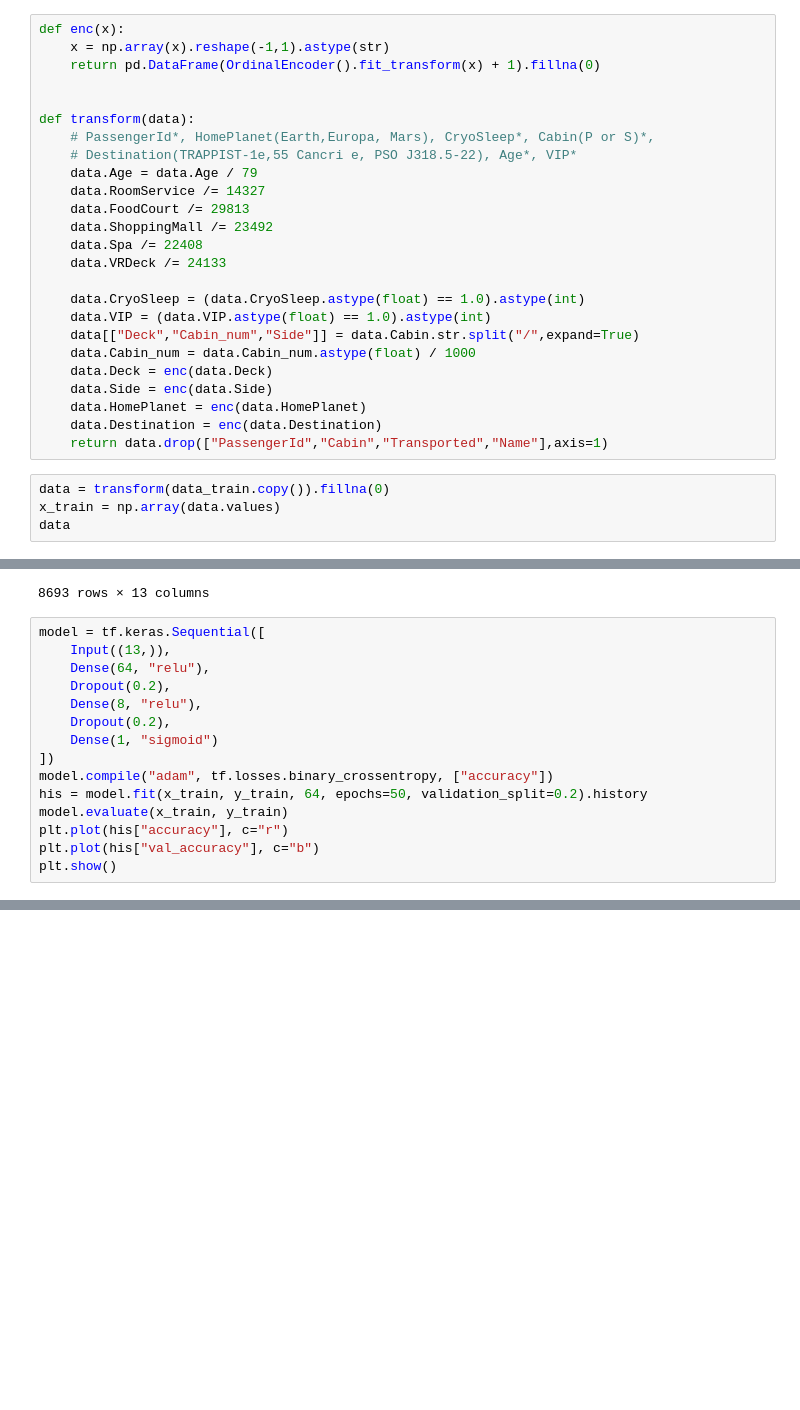
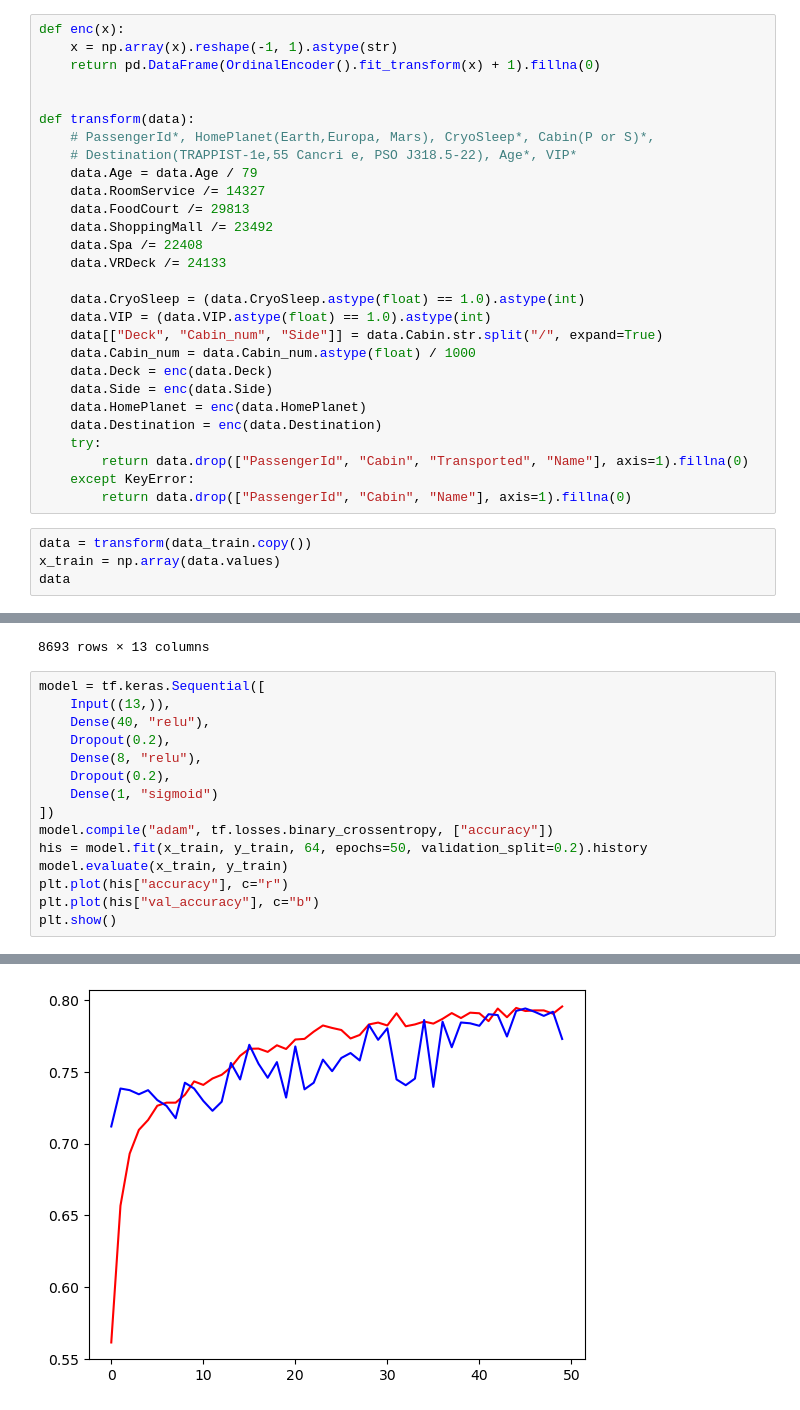
Before and after one commit to posyd0moika/SpaceShip-ML, a Jupyter notebook: Network.ipynb, the cells around one changed output, grey strips where cells are left out. Drawn from its saved outputs; the diff is of its cells as text; blank space fills up the shorter version.

```diff
--- a/Network.ipynb
+++ b/Network.ipynb
@@ -27,7 +27,7 @@ data_train
 8693 rows × 14 columns
 # %%
 def enc(x):
-    x = np.array(x).reshape(-1,1).astype(str)
+    x = np.array(x).reshape(-1, 1).astype(str)
     return pd.DataFrame(OrdinalEncoder().fit_transform(x) + 1).fillna(0)
 
 
@@ -43,15 +43,18 @@ def transform(data):
 
     data.CryoSleep = (data.CryoSleep.astype(float) == 1.0).astype(int)
     data.VIP = (data.VIP.astype(float) == 1.0).astype(int)
-    data[["Deck","Cabin_num","Side"]] = data.Cabin.str.split("/",expand=True)
+    data[["Deck", "Cabin_num", "Side"]] = data.Cabin.str.split("/", expand=True)
     data.Cabin_num = data.Cabin_num.astype(float) / 1000
     data.Deck = enc(data.Deck)
     data.Side = enc(data.Side)
     data.HomePlanet = enc(data.HomePlanet)
     data.Destination = enc(data.Destination)
-    return data.drop(["PassengerId","Cabin","Transported","Name"],axis=1)
+    try:
+        return data.drop(["PassengerId", "Cabin", "Transported", "Name"], axis=1).fillna(0)
+    except KeyError:
+        return data.drop(["PassengerId", "Cabin", "Name"], axis=1).fillna(0)
 # %%
-data = transform(data_train.copy()).fillna(0)
+data = transform(data_train.copy())
 x_train = np.array(data.values)
 data
 # %% [output]
@@ -71,7 +74,7 @@ data
 # %%
 model = tf.keras.Sequential([
     Input((13,)),
-    Dense(64, "relu"),
+    Dense(40, "relu"),
     Dropout(0.2),
     Dense(8, "relu"),
     Dropout(0.2),
@@ -104,0 +107 @@ Epoch 50/50
+[figure, added]
```
Also changed, not shown: parts of 7 cells of this notebook.
